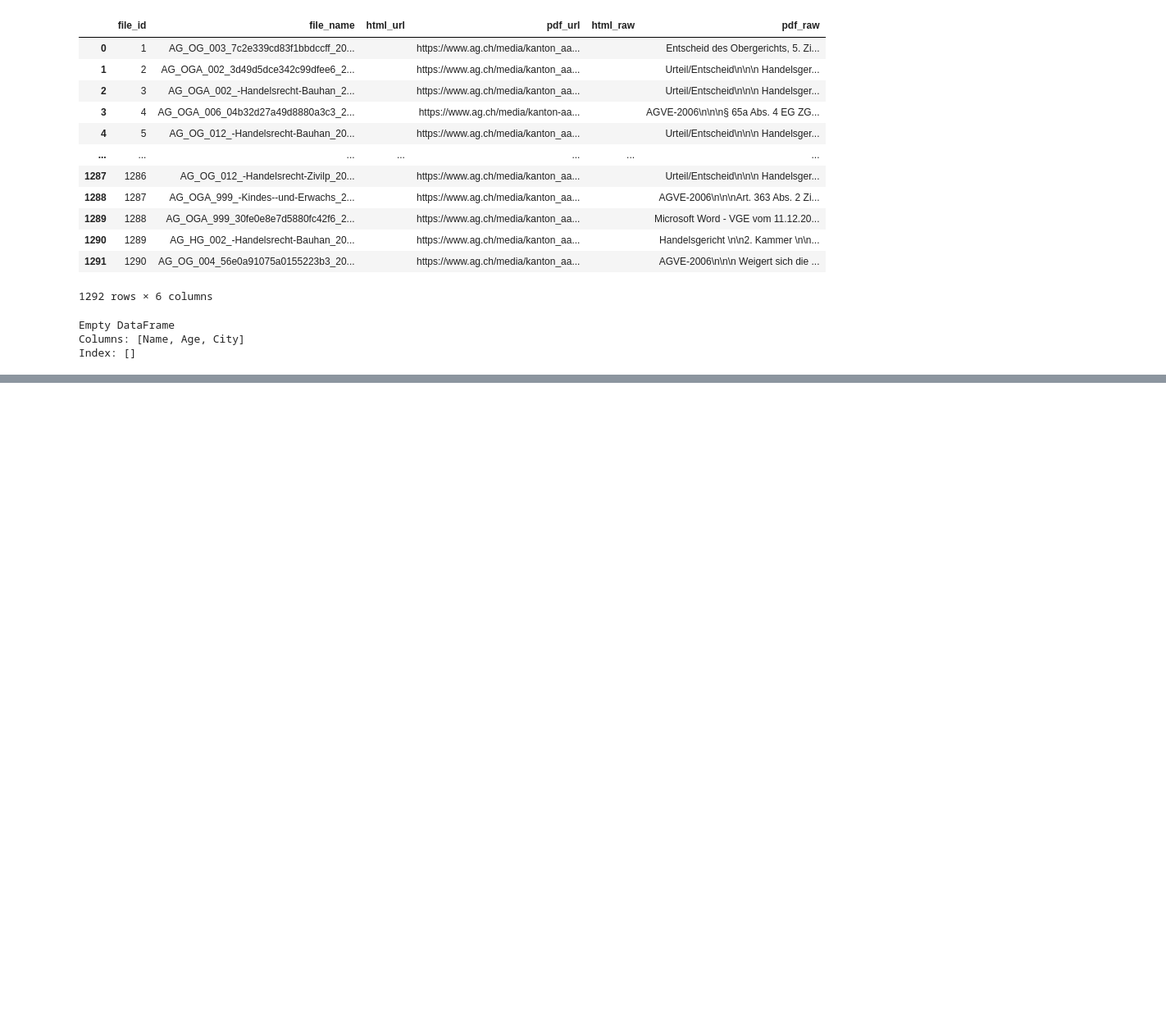
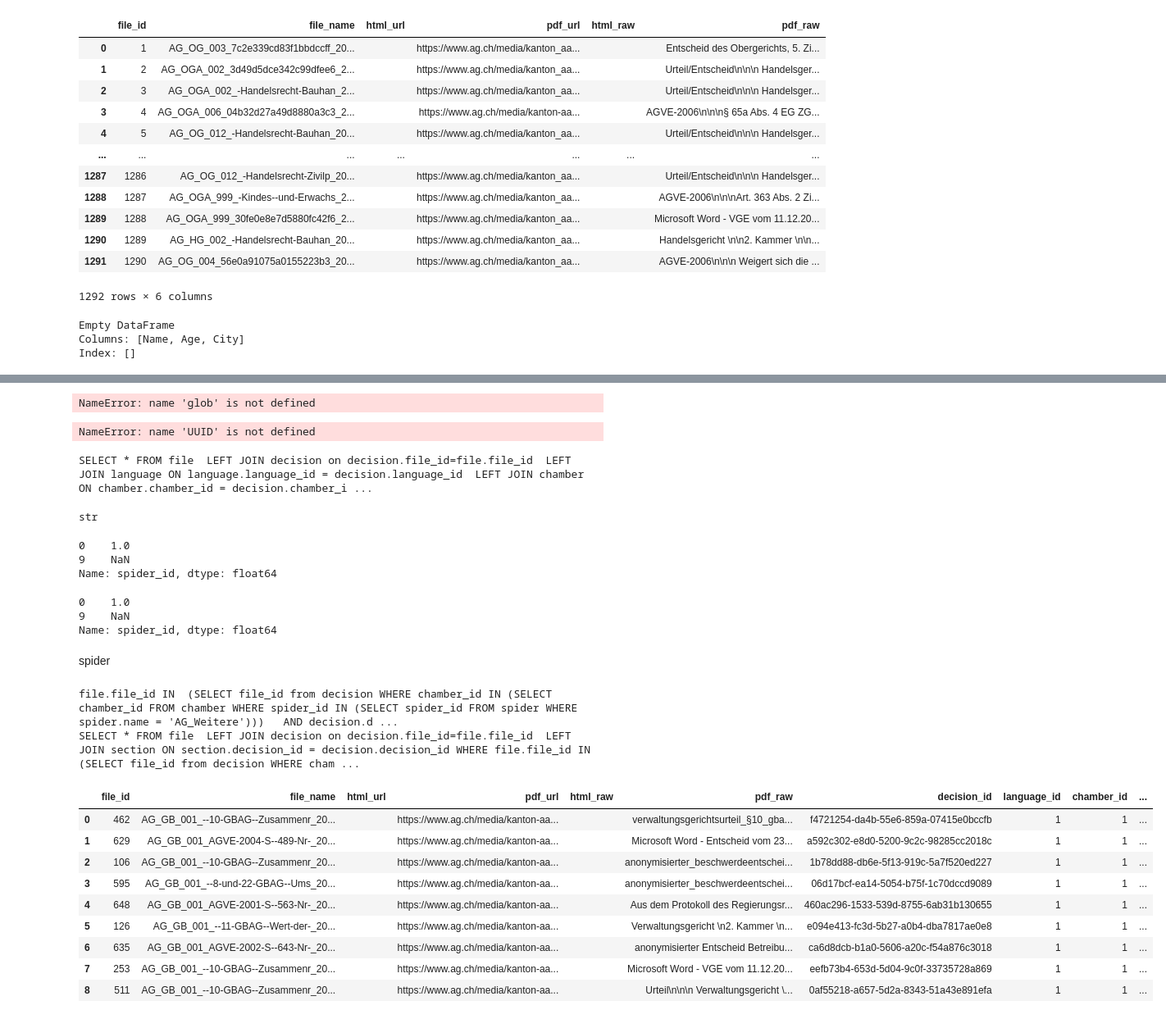
Before and after one commit to JoelNiklaus/SwissCourtRulingCorpus, a Jupyter notebook: test.ipynb, the cells around one changed output, grey strips where cells are left out. Shown: that part at 82% size. Saved outputs shown, nothing was run; the diff lists cells and outputs as text; code cells hidden in the pictures; blank space fills up the shorter version.

```diff
--- a/test.ipynb
+++ b/test.ipynb
@@ -495,0 +637,75 @@ df_list[0]
+# %%
+query = t.update().where(t.c.get(index_name or 'id') == bindparam('b_id')).values()
+# %%
+spider_list = [Path(spider).stem for spider in glob.glob( f"{str(self.spiders_dir)}/*")]
+# %% [output]
+NameError: name 'glob' is not defined
+# %%
+decision_ids =[UUID('1b78dd88-db6e-5f13-919c-5a7f520ed227'), UUID('e094e413-fc3d-5b27-a0b4-dba7817ae0e8'), UUID('eefb73b4-653d-5d04-9c0f-33735728a869'), UUID('f4721254-da4b-55e6-859a-07415e0bccfb'), UUID('0af55218-a657-5d2a-8343-51a43e891efa'), UUID('06d17bcf-ea14-5054-b75f-1c70dccd9089'), UUID('a592c302-e8d0-5200-9c2c-98285cc2018c'), UUID('ca6d8dcb-b1a0-5606-a20c-f54a876c3018'), UUID('460ac296-1533-539d-8755-6ab31b130655')]
+f" AND {where_decisionid_in_list(decision_ids)}" if self.decision_ids is not None and len(
+            self.decision_ids) > 0 else ""
+# %% [output]
+NameError: name 'UUID' is not defined
+# %%
+spiders =["AG_Weitere", "AI_Aktuell"]
+from uuid import UUID
+from scrc.utils.sql_select_utils import coverage_query, delete_stmt_decisions_with_df, get_total_decisions, join_decision_and_language_on_parameter,  where_decisionid_in_list, where_string_spider,join_decision_on_parameter
+decision_ids =[UUID('1b78dd88-db6e-5f13-919c-5a7f520ed227'), UUID('e094e413-fc3d-5b27-a0b4-dba7817ae0e8'), UUID('eefb73b4-653d-5d04-9c0f-33735728a869'), UUID('f4721254-da4b-55e6-859a-07415e0bccfb'), UUID('0af55218-a657-5d2a-8343-51a43e891efa'), UUID('06d17bcf-ea14-5054-b75f-1c70dccd9089'), UUID('a592c302-e8d0-5200-9c2c-98285cc2018c'), UUID('ca6d8dcb-b1a0-5606-a20c-f54a876c3018'), UUID('460ac296-1533-539d-8755-6ab31b130655')]
+only_given_decision_ids_string =f" AND {where_decisionid_in_list(decision_ids)}" if decision_ids is not None and len(
+            decision_ids) > 0 else ""
+spider = spiders[1]
+query = f"file {join_decision_and_language_on_parameter('file_id', 'file.file_id')} " \
+                               "LEFT JOIN chamber ON chamber.chamber_id = decision.chamber_id " \
+                               "LEFT JOIN court ON court.court_id = chamber.court_id "
+
+query= "SELECT * FROM " + query
+print(query  )
+df2 = pd.read_sql(query,get_engine().connect())
+# %% [output]
+SELECT * FROM file  LEFT JOIN decision on decision.file_id=file.file_id  LEFT JOIN language ON language.language_id = decision.language_id  LEFT JOIN chamber ON chamber.chamber_id = decision.chamber_i ...
+# %%
+query = f"file {join_decision_and_language_on_parameter('file_id', 'file.file_id')} " \
+                               "LEFT JOIN chamber ON chamber.chamber_id = decision.chamber_id " \
+                               "LEFT JOIN court ON court.court_id = chamber.court_id "
+type(query)
+# %% [output]
+str
+# %%
+df1['spider_id'].drop_duplicates()
+# %% [output]
+0    1.0
+9    NaN
+Name: spider_id, dtype: float64
+# %%
+df2['spider_id'].drop_duplicates()
+# %% [output]
+0    1.0
+9    NaN
+Name: spider_id, dtype: float64
+# %% [markdown]
+spider
+# %%
+spider = spiders[0]
+only_given_decision_ids_string = f" AND {where_decisionid_in_list(decision_ids)}" if decision_ids is not None else ""
+
+tables = f"file {join_decision_on_parameter('file_id', 'file.file_id')} LEFT JOIN section ON section.decision_id = decision.decision_id"
+where_string = f"file.file_id IN {where_string_spider('file_id', spider)} {only_given_decision_ids_string}"
+print(where_string)
+query= "SELECT * FROM " + tables + " WHERE " + where_string
+print(query  )
+
+df= pd.read_sql(query,get_engine().connect())
+print(len(df))
+# %% [output]
+file.file_id IN  (SELECT file_id from decision WHERE chamber_id IN (SELECT chamber_id FROM chamber WHERE spider_id IN (SELECT spider_id FROM spider WHERE spider.name = 'AG_Weitere')))   AND decision.d ...
+SELECT * FROM file  LEFT JOIN decision on decision.file_id=file.file_id  LEFT JOIN section ON section.decision_id = decision.decision_id WHERE file.file_id IN  (SELECT file_id from decision WHERE cham ...
+|  | file_id | file_name | html_url | pdf_url | html_raw | pdf_raw | decision_id | language_id | chamber_id | ... |
+| 0 | 462 | AG_GB_001_--10-GBAG--Zusammenr_20... |  | https://www.ag.ch/media/kanton-aa... |  | verwaltungsgerichtsurteil_§10_gba... | f4721254-da4b-55e6-859a-07415e0bccfb | 1 | 1 | ... |
+| 1 | 629 | AG_GB_001_AGVE-2004-S--489-Nr-_20... |  | https://www.ag.ch/media/kanton-aa... |  | Microsoft Word - Entscheid vom 23... | a592c302-e8d0-5200-9c2c-98285cc2018c | 1 | 1 | ... |
+| 2 | 106 | AG_GB_001_--10-GBAG--Zusammenr_20... |  | https://www.ag.ch/media/kanton-aa... |  | anonymisierter_beschwerdeentschei... | 1b78dd88-db6e-5f13-919c-5a7f520ed227 | 1 | 1 | ... |
+| 3 | 595 | AG_GB_001_--8-und-22-GBAG--Ums_20... |  | https://www.ag.ch/media/kanton-aa... |  | anonymisierter_beschwerdeentschei... | 06d17bcf-ea14-5054-b75f-1c70dccd9089 | 1 | 1 | ... |
+| 4 | 648 | AG_GB_001_AGVE-2001-S--563-Nr-_20... |  | https://www.ag.ch/media/kanton-aa... |  | Aus dem Protokoll des Regierungsr... | 460ac296-1533-539d-8755-6ab31b130655 | 1 | 1 | ... |
+| 5 | 126 | AG_GB_001_--11-GBAG--Wert-der-_20... |  | https://www.ag.ch/media/kanton-aa... |  | Verwaltungsgericht \n2. Kammer \n... | e094e413-fc3d-5b27-a0b4-dba7817ae0e8 | 1 | 1 | ... |
+| 6 | 635 | AG_GB_001_AGVE-2002-S--643-Nr-_20... |  | https://www.ag.ch/media/kanton-aa... |  | anonymisierter Entscheid Betreibu... | ca6d8dcb-b1a0-5606-a20c-f54a876c3018 | 1 | 1 | ... |
+| 7 | 253 | AG_GB_001_--10-GBAG--Zusammenr_20... |  | https://www.ag.ch/media/kanton-aa... |  | Microsoft Word - VGE vom 11.12.20... | eefb73b4-653d-5d04-9c0f-33735728a869 | 1 | 1 | ... |
+| 8 | 511 | AG_GB_001_--10-GBAG--Zusammenr_20... |  | https://www.ag.ch/media/kanton-aa... |  | Urteil\n\n\n Verwaltungsgericht \... | 0af55218-a657-5d2a-8343-51a43e891efa | 1 | 1 | ... |
```
Also changed, not shown: parts of 20 cells of this notebook, 6 other files.
